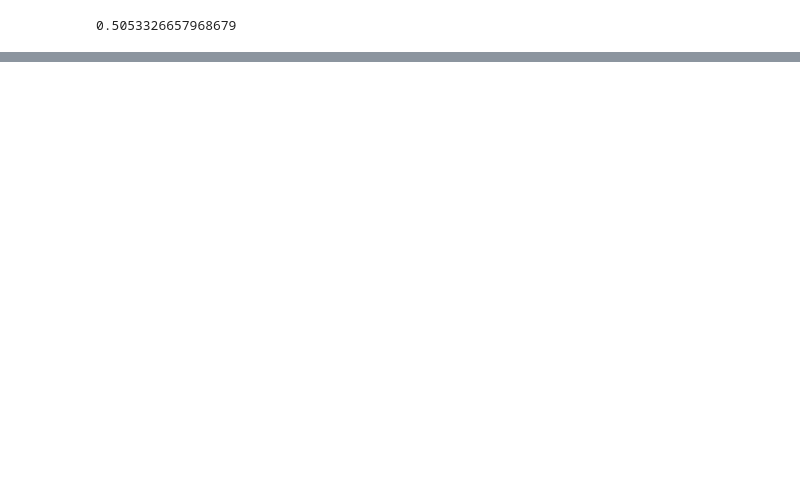
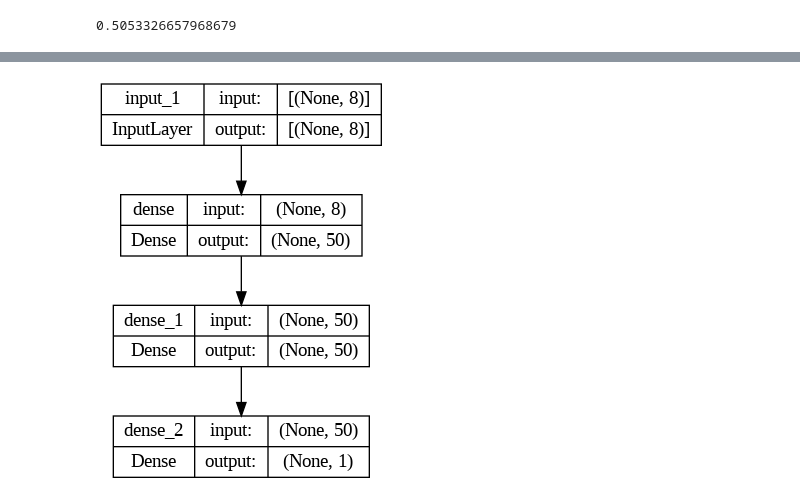
Before and after one commit to moheed-ali/AIML-Notebook-Collection, a Jupyter notebook: california.ipynb, the cells around one changed output, grey strips where cells are left out. Drawn from its saved outputs; the diff is of its cells as text; code cells hidden in the pictures; blank space fills up the shorter version.

Commit message:
Implementing MLPs with Keras

```diff
--- a/california.ipynb
+++ b/california.ipynb
@@ -76,0 +88,11 @@ print(rmse)
+# %%
+# Load the California housing dataset
+housing = fetch_california_housing()
+# %%
+# Split the dataset into training and testing sets
+X_train_full, X_test, y_train_full, y_test = train_test_split(
+    housing.data, housing.target, random_state=42)
+
+# Further split the training set into training and validation sets
+X_train, X_valid, y_train, y_valid = train_test_split(
+    X_train_full, y_train_full, random_state=42)
@@ -76,0 +105,8 @@ print(rmse)
+# %%
+# Build the Keras model
+model = keras.Sequential([
+    layers.Input(shape=(X_train.shape[1],)),  # Input layer
+    layers.Dense(50, activation='relu'),      # Hidden layer with 50 neurons and ReLU activation
+    layers.Dense(50, activation='relu'),      # Another hidden layer with 50 neurons and ReLU activation
+    layers.Dense(1)                            # Output layer (1 neuron for regression)
+])
@@ -76,0 +131,5 @@ print(rmse)
+# %%
+# extra code – another way to display the model's architecture
+tf.keras.utils.plot_model(model, "my_california_housing_prediction_model.png", show_shapes=True)
+# %% [output]
+[figure, added]
```
Also changed, not shown: parts of 11 cells of this notebook.
